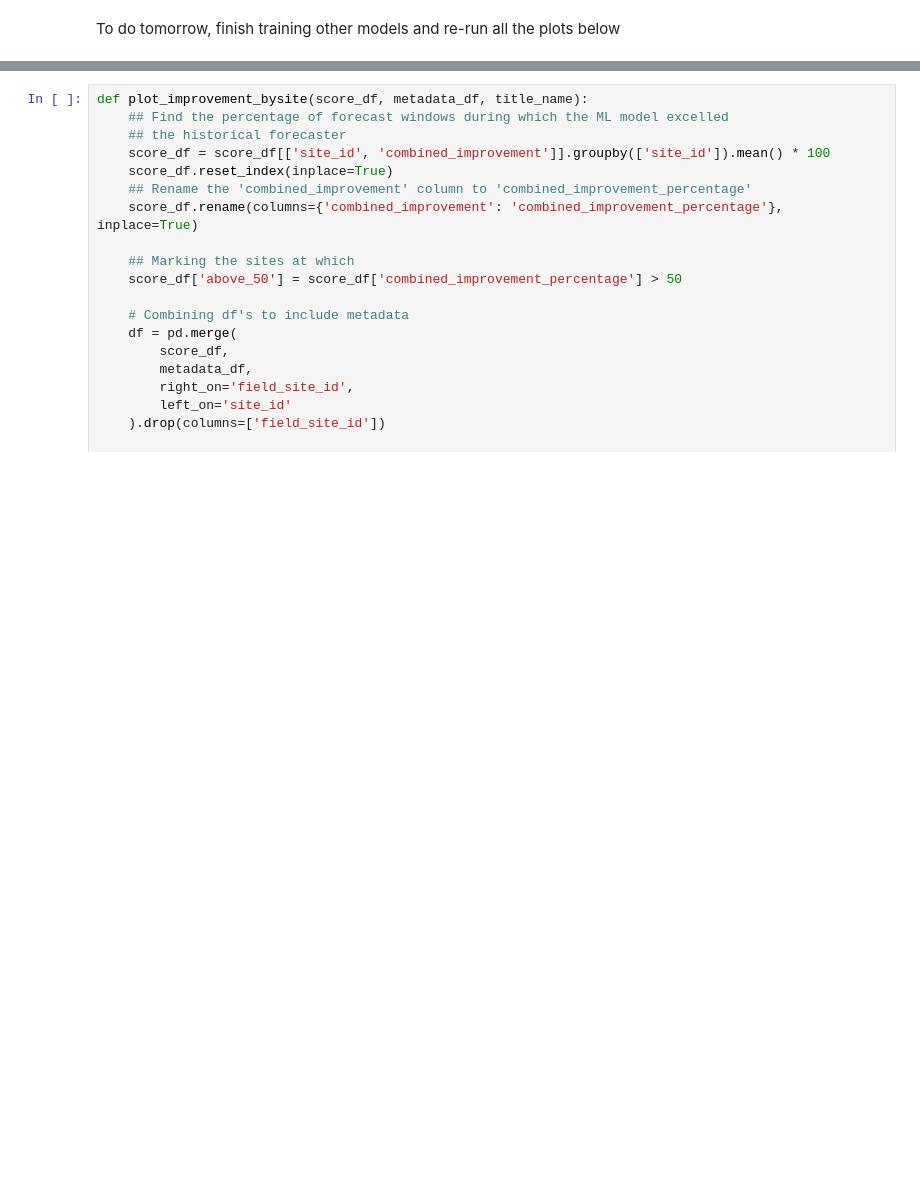
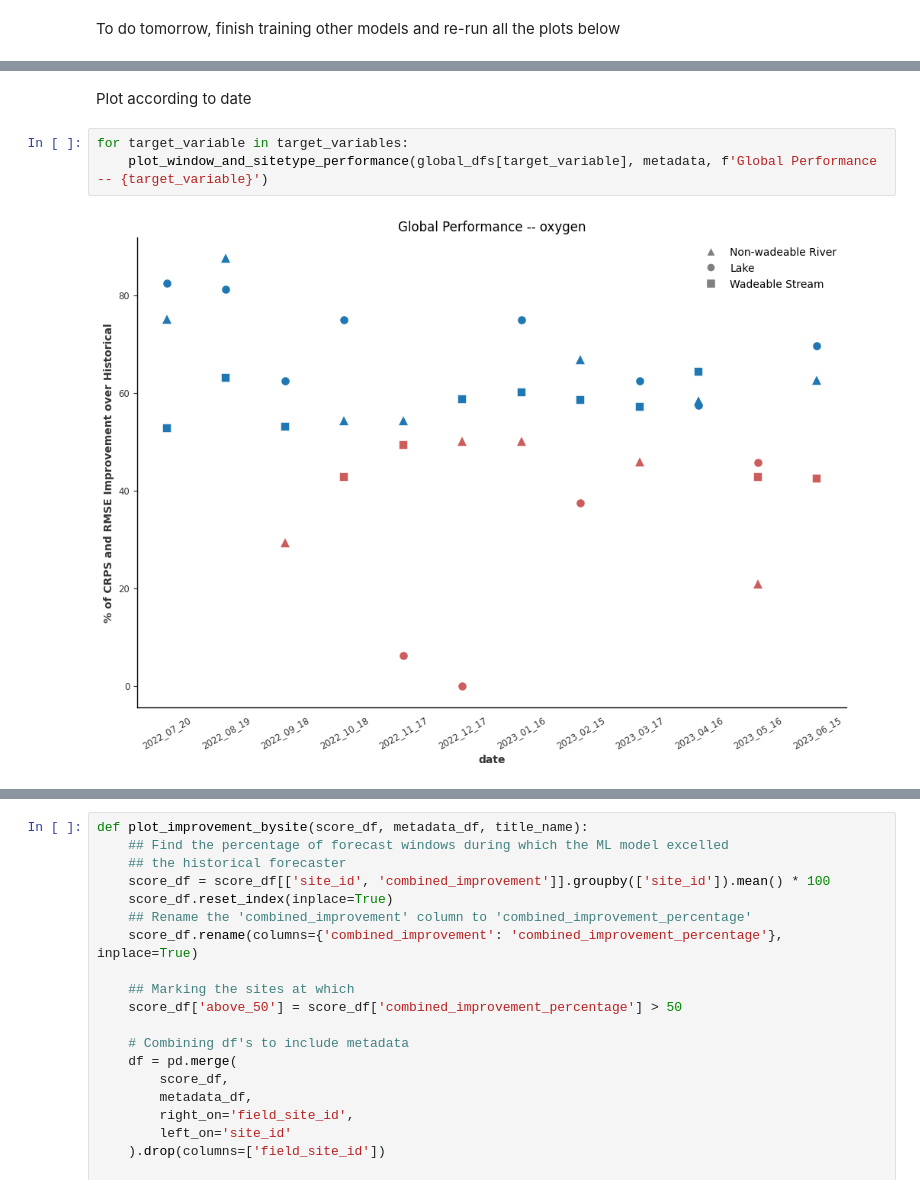
Before and after one commit to boettiger-lab/neon4cast-darts-submit, a Jupyter notebook: plotting_12_11_23.ipynb, the cells around one changed output, grey strips where cells are left out. Saved outputs shown, nothing was run; the diff lists cells and outputs as text; blank space fills up the shorter version.

```diff
--- a/plotting_12_11_23.ipynb
+++ b/plotting_12_11_23.ipynb
@@ -105,0 +110,7 @@ list(merged_df.field_site_subtype.unique())
+# %% [markdown]
+Plot according to date
+# %%
+for target_variable in target_variables:
+    plot_window_and_sitetype_performance(global_dfs[target_variable], metadata, f'Global Performance -- {target_variable}')
+# %% [output]
+[figure, added]
```
Also changed, not shown: parts of 33 cells of this notebook.
